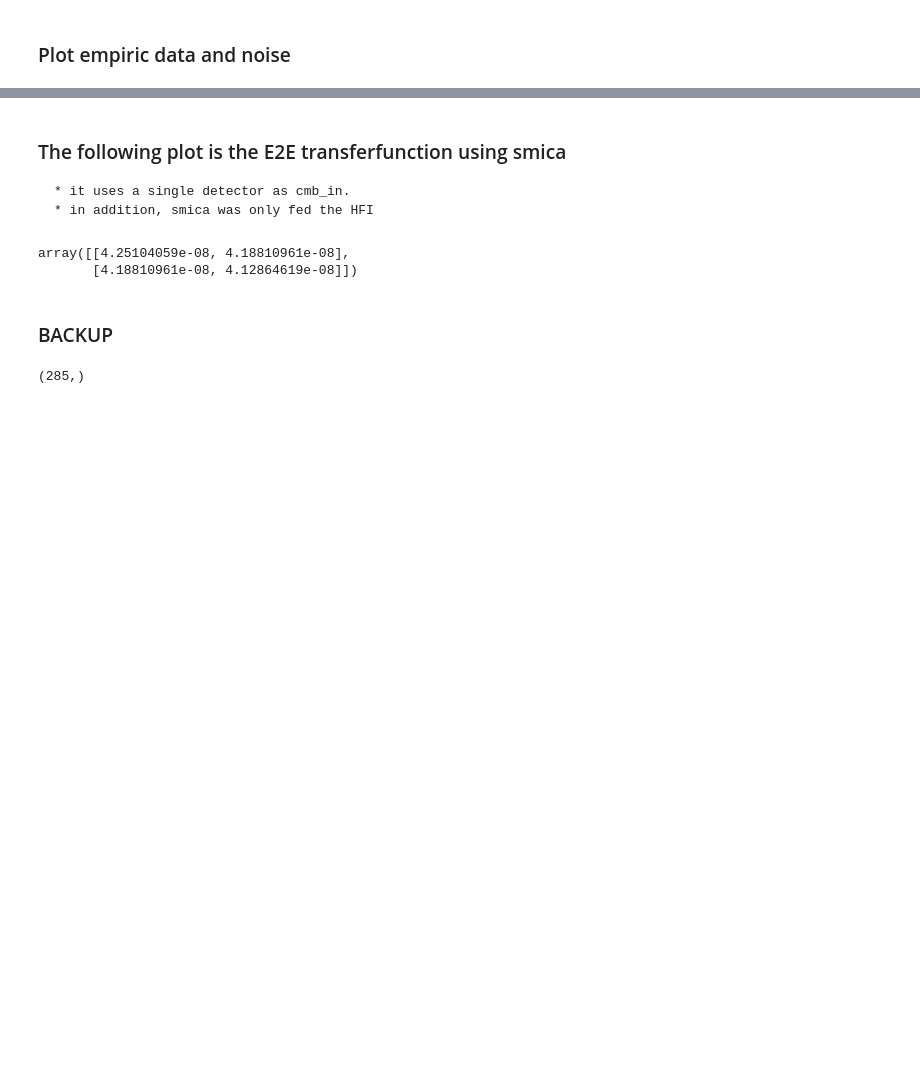
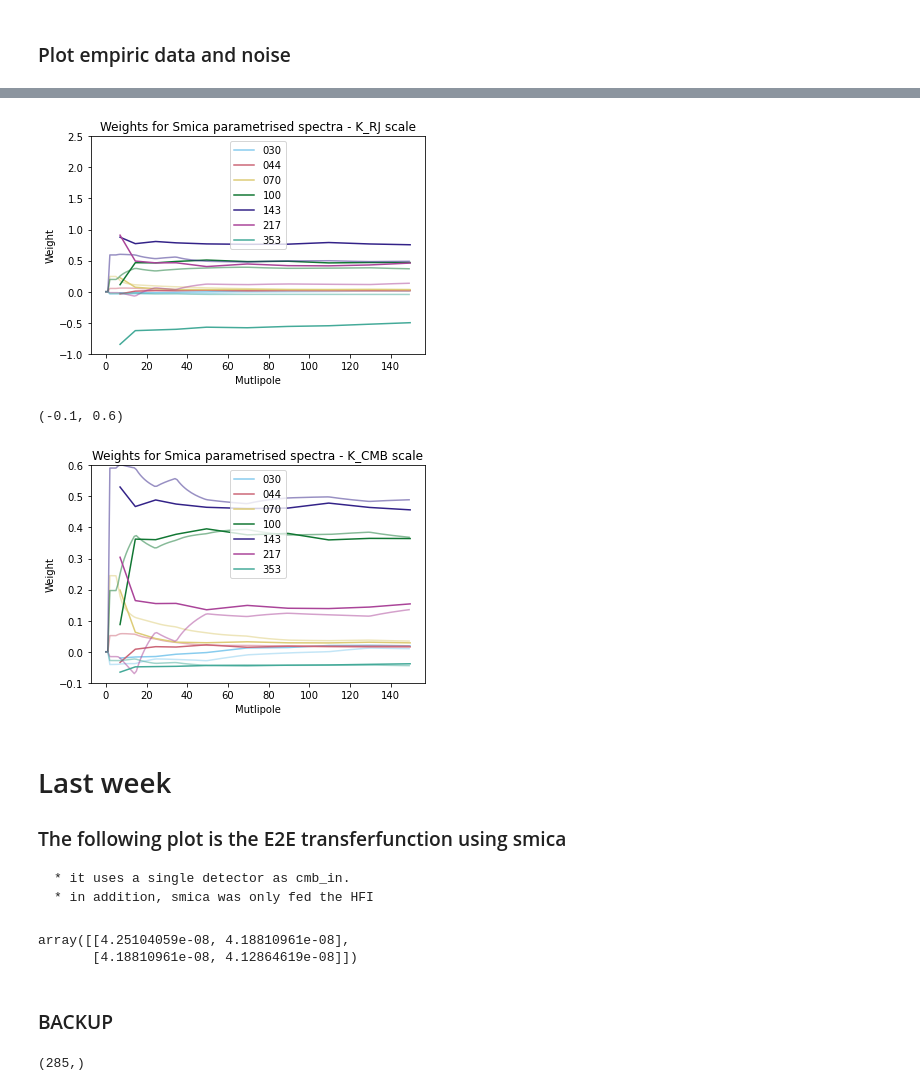
Before and after one commit to Sebastian-Belkner/component_separation, a Jupyter notebook: notebooks/increment.ipynb, the cells around one changed output, grey strips where cells are left out. Saved outputs shown, nothing was run; the diff lists cells and outputs as text; code cells hidden in the pictures; blank space fills up the shorter version.

```diff
--- a/notebooks/increment.ipynb
+++ b/notebooks/increment.ipynb
@@ -128,4 +222,48 @@ Text(0.5, 23.52222222222222, 'Multipole')
+# %%
+import copy
+smica_cov_RJ = copy.deepcopy(smica_cov)
+for a in range(smica_cov.shape[0]):
+    for b in range(smica_cov.shape[1]):
+       smica_cov_RJ[a][b] =  smica_cov[a][b] * ( prep.tcmb2trj_sc(detector[a]) * prep.tcmb2trj_sc(detector[b]))
+
+cov_inv_l_RJ = invert_covmatrices(smica_cov_RJ, smica_cov.shape[2])
+weights_RJ = calculate_weights(cov_inv_l_RJ, len(bins), "K_RJ")
+
+cov_inv_l = invert_covmatrices(smica_cov, smica_cov.shape[2])
+weights = calculate_weights(cov_inv_l, len(bins), "K_CMB")
+
+
+smica_W_pol = np.loadtxt("/global/homes/s/sebibel/data/weights/weights_EB_smica_R3.00.txt").reshape(2,7,4001)
+# %%
+for det in range(0,7):
+    plt.plot(np.mean(bins, axis=1), weights_RJ[0,:,det], label=detector[det], color=csu.CB_color_cycle[det])
+    plt.plot(smica_W_pol[0,det,:150], color=csu.CB_color_cycle[det], alpha=0.5)
+
+
+plt.legend(loc='upper center')
+plt.ylabel('Weight')
+plt.xlabel('Mutlipole')
+plt.title("Weights for Smica parametrised spectra - K_RJ scale")
+plt.ylim((-1,2.5))
+plt.show()
+
+for det in range(0,7):
+    plt.plot(np.mean(bins, axis=1), weights[0,:,det], label=detector[det], color=csu.CB_color_cycle[det])
+    plt.plot(smica_W_pol[0,det,:150], color=csu.CB_color_cycle[det], alpha=0.5)
+
+plt.legend(loc='upper center')
+plt.ylabel('Weight')
+plt.xlabel('Mutlipole')
+plt.title("Weights for Smica parametrised spectra - K_CMB scale")
+plt.ylim((-0.1,0.6))
+# %% [output]
+[figure, added]
+(-0.1, 0.6)
+[figure, added]
 # %% [markdown]
+# Last week
+
+
 ### The following plot is the E2E transferfunction using smica
     * it uses a single detector as cmb_in.
     * in addition, smica was only fed the HFI
```
Also changed, not shown: parts of 12 cells of this notebook, 5 other files.
